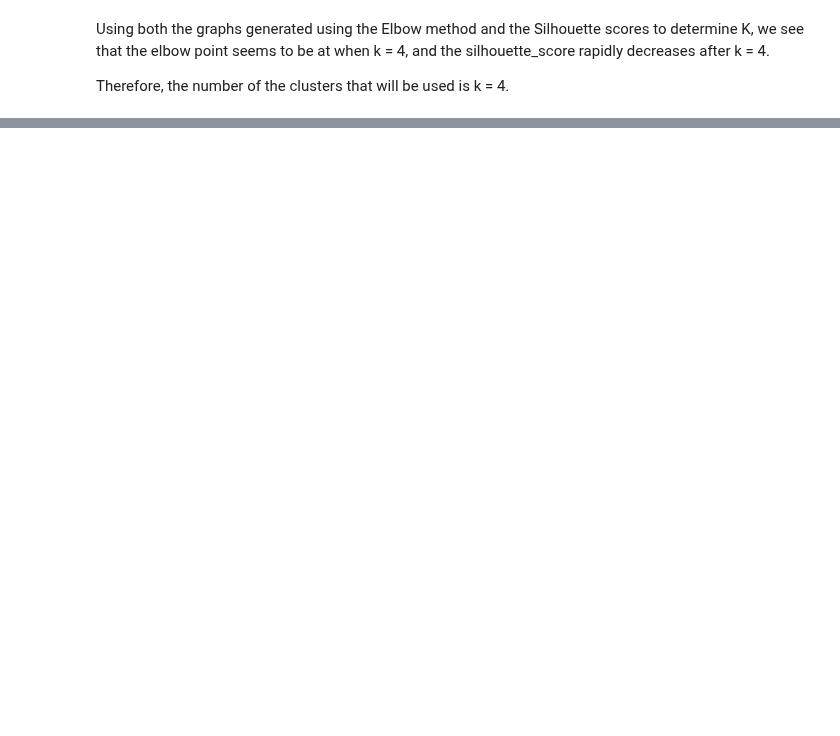
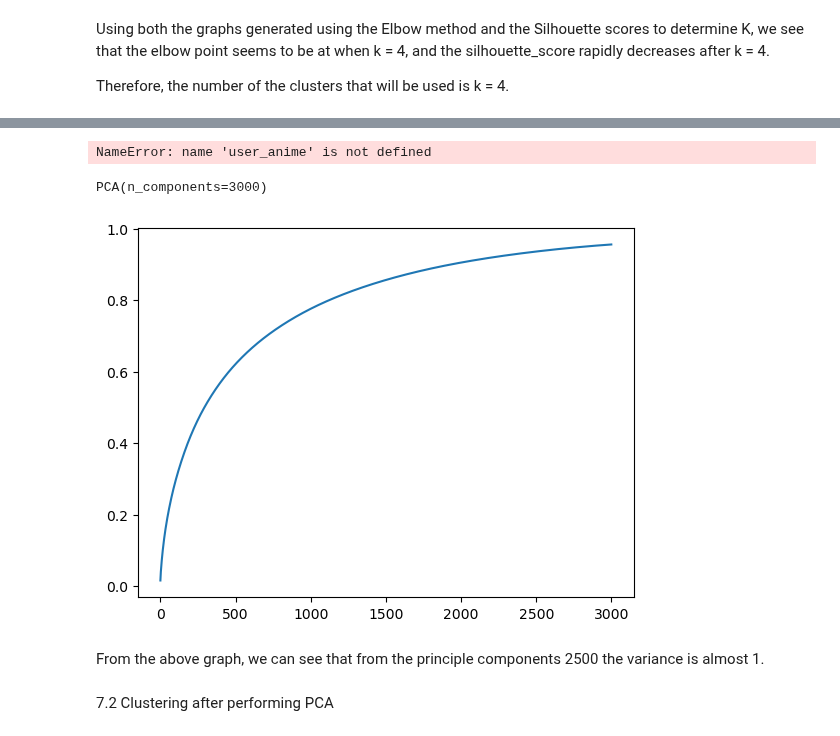
Before and after one commit to Haaris-Syed/AnimeRecommender, a Jupyter notebook: AnimeDataset-Preprocessing.ipynb, the cells around one changed output, grey strips where cells are left out. Cells and saved outputs as stored; diff of their text form; code cells hidden in the pictures; blank space fills up the shorter version.

```diff
--- a/AnimeDataset-Preprocessing.ipynb
+++ b/AnimeDataset-Preprocessing.ipynb
@@ -572,0 +583,5 @@ Name: Cluster, dtype: int64
+# %%
+merged_anime_reviews_df_pca = merged_anime_reviews_df.copy()
+merged_anime_reviews_df_pca.drop(['Cluster'], axis=1, inplace=True)
+# merged_anime_reviews_df_pca = merged_anime_reviews_df[merged_anime_reviews_df.user_id <= 5000]
+merged_anime_reviews_df_pca.head()
@@ -572,0 +600,4 @@ Name: Cluster, dtype: int64
+# %%
+# calculating the frequency based on the user id and anime names to help identify which features we want to keep/dismiss
+user_anime = pd.crosstab(merged_anime_reviews_df_pca.user_id, merged_anime_reviews_df_pca.name)
+user_anime.head()
@@ -572,0 +613,16 @@ Name: Cluster, dtype: int64
+# %%
+user_anime.shape
+# %% [output]
+NameError: name 'user_anime' is not defined
+# %%
+pca = PCA(n_components=3000)
+pca.fit(user_anime)
+# %% [output]
+PCA(n_components=3000)
+# %%
+plt.plot(np.cumsum(pca.explained_variance_ratio_))
+plt.show()
+# %% [output]
+[figure, added]
+# %% [markdown]
+From the above graph, we can see that from the principle components 2500 the variance is almost 1.
@@ -572,0 +638,2 @@ Name: Cluster, dtype: int64
+# %% [markdown]
+7.2 Clustering after performing PCA
```
Also changed, not shown: parts of 21 cells of this notebook.
